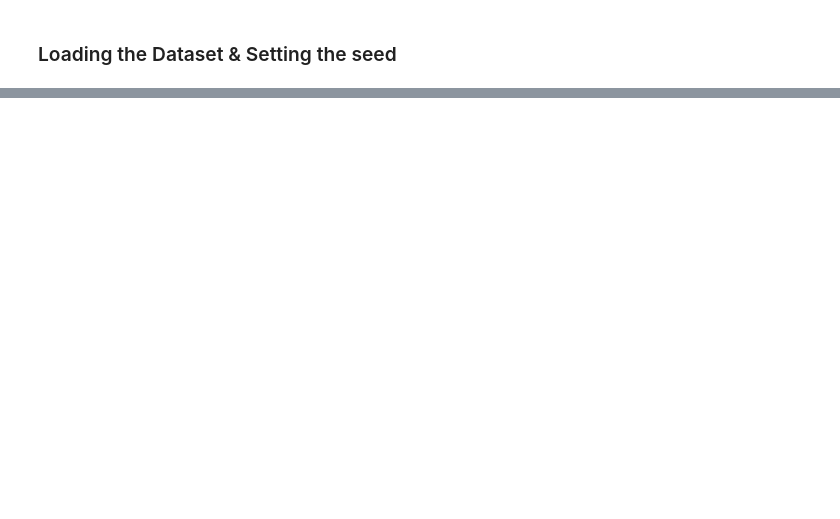
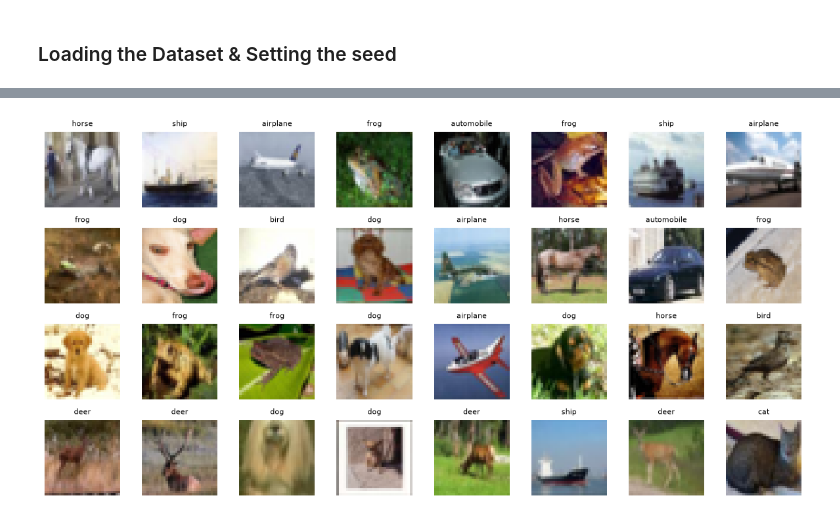
Before and after one commit to s3944714/Cifar-10, a Jupyter notebook: notebooks/01_explore.ipynb, the cells around one changed output, grey strips where cells are left out. Saved outputs shown, nothing was run; the diff lists cells and outputs as text; code cells hidden in the pictures; blank space fills up the shorter version.

Commit message:
added rgb and preclassing for notebook_01

```diff
--- a/notebooks/01_explore.ipynb
+++ b/notebooks/01_explore.ipynb
@@ -11,3 +23,15 @@ import numpy as np
+# %%
+from pathlib import Path
+
+import numpy as np
+import pandas as pd
+import matplotlib.pyplot as plt
+from sklearn.model_selection import train_test_split
+
+tf.keras.utils.set_random_seed(42)
+
+FIG_DIR = Path("../reports/figures")          # notebooks/ is one level below the repo root
+FIG_DIR.mkdir(parents=True, exist_ok=True)    # create it if it doesn't exist yet
 # %% [markdown]
 ### Loading the Dataset & Setting the seed
 # %%
@@ -58,0 +136,12 @@ print("std per channel: ", x_train.std(axis=(0, 1, 2)))
+# %%
+idx = np.random.choice(len(x_train), 32, replace=False)
+fig, axes = plt.subplots(4, 8, figsize=(12, 6))
+for ax, i in zip(axes.flat, idx):
+    ax.imshow(x_train[i])
+    ax.set_title(CLASS_NAMES[y_train[i, 0]], fontsize=8)
+    ax.axis("off")
+plt.tight_layout()
+plt.savefig(FIG_DIR / "samples.png", dpi=150)   # save BEFORE show
+plt.show()
+# %% [output]
+[figure, added]
```
Also changed, not shown: parts of 13 cells of this notebook, 1 other file.
